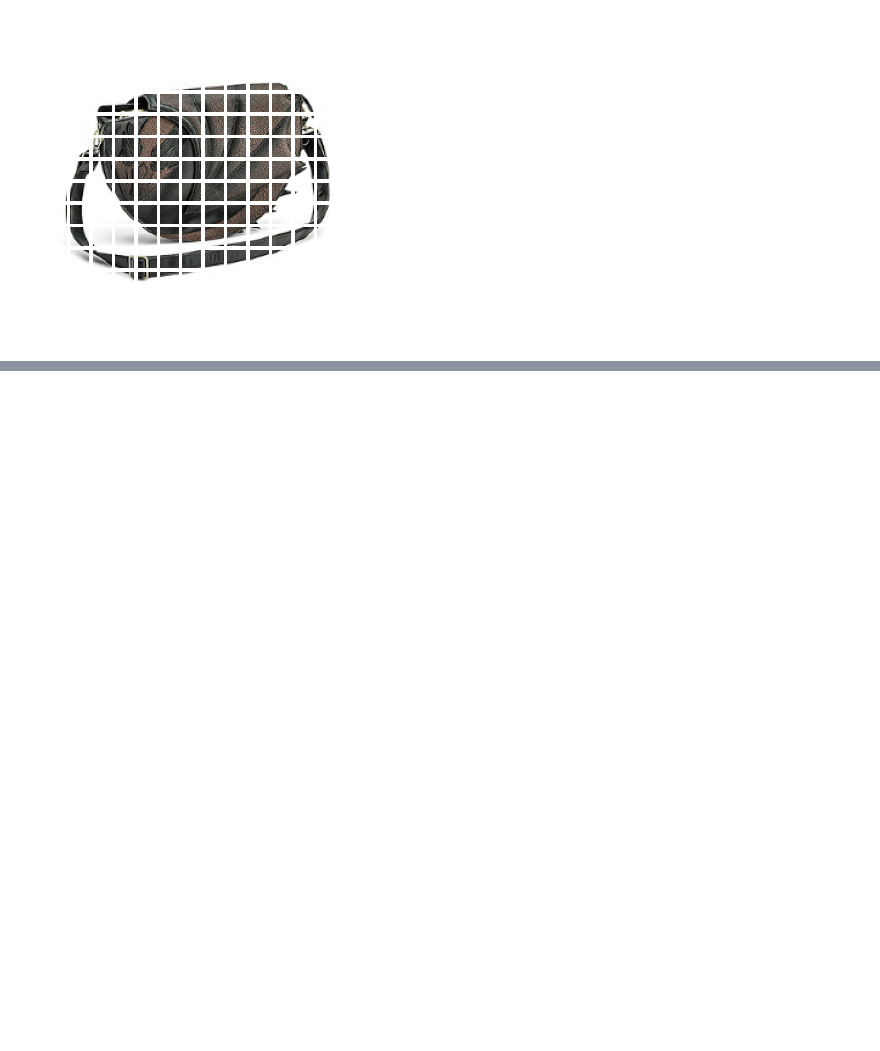
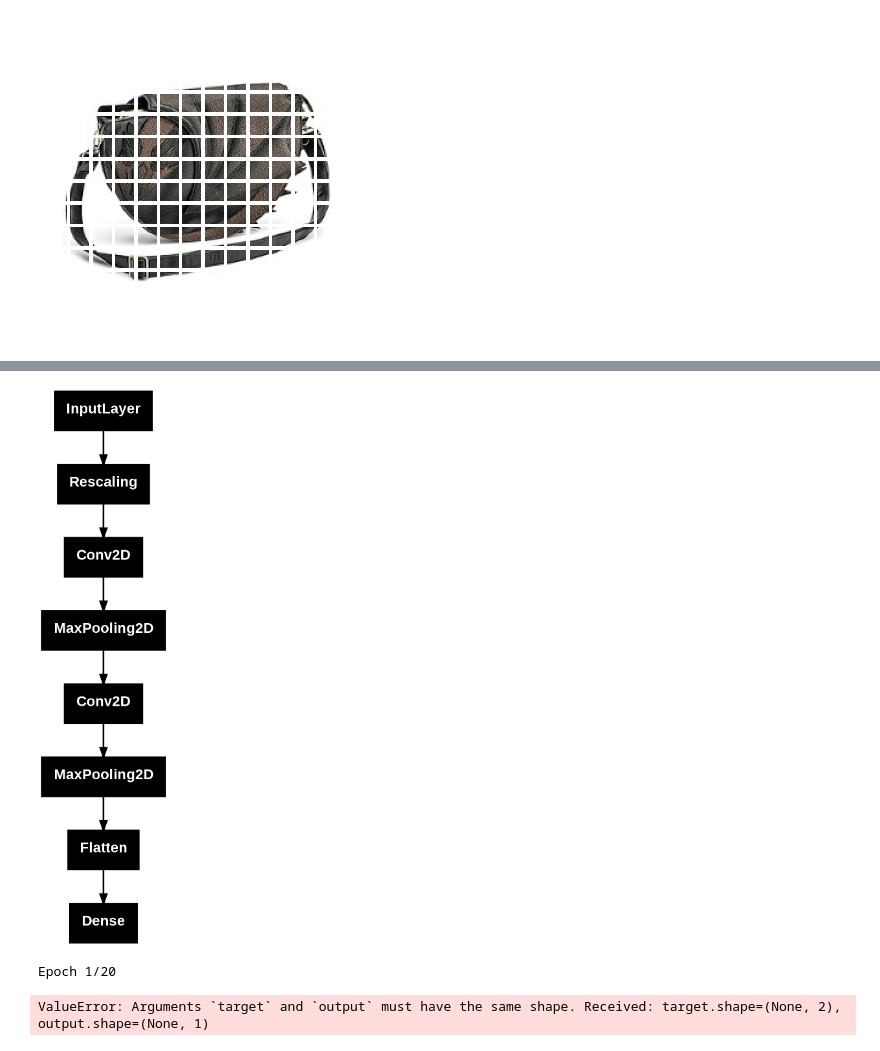
Before and after one commit to Sneha17A/ML_Projects, a Jupyter notebook: HandBag_Shoes_Classifier_CNN.ipynb, the cells around one changed output, grey strips where cells are left out. Saved outputs shown, nothing was run; the diff lists cells and outputs as text; code cells hidden in the pictures; blank space fills up the shorter version.

```diff
--- a/HandBag_Shoes_Classifier_CNN.ipynb
+++ b/HandBag_Shoes_Classifier_CNN.ipynb
@@ -298,0 +371,20 @@ Epoch 40/40
+# %%
+input = keras.Input(shape=(224,224,3))
+h = keras.layers.Rescaling(1./255)(input)
+h = keras.layers.Conv2D(
+    filters=32,
+    kernel_size=(2,1),
+    activation="relu",
+    name = "Conv_1"
+)(h)
+h = keras.layers.MaxPool2D()(h)
+h = keras.layers.Conv2D(
+    filters=32,
+    kernel_size=(2,2),
+    activation = "relu",
+    name = "Conv_2"
+)(h)
+h = keras.layers.MaxPool2D()(h)
+h = keras.layers.Flatten()(h)
+output = keras.layers.Dense(1,activation="sigmoid")(h)
+model = keras.Model(input,output)
@@ -298,0 +417,4 @@ Epoch 40/40
+# %%
+keras.utils.plot_model(model)
+# %% [output]
+[figure, added]
@@ -298,0 +427,9 @@ Epoch 40/40
+# %%
+history = model.fit(train_dataset,
+                    epochs=20,
+                    validation_data=validation_dataset)
+
+#error
+# %% [output]
+Epoch 1/20
+ValueError: Arguments `target` and `output` must have the same shape. Received: target.shape=(None, 2), output.shape=(None, 1)
```
Also changed, not shown: parts of 10 cells of this notebook.
